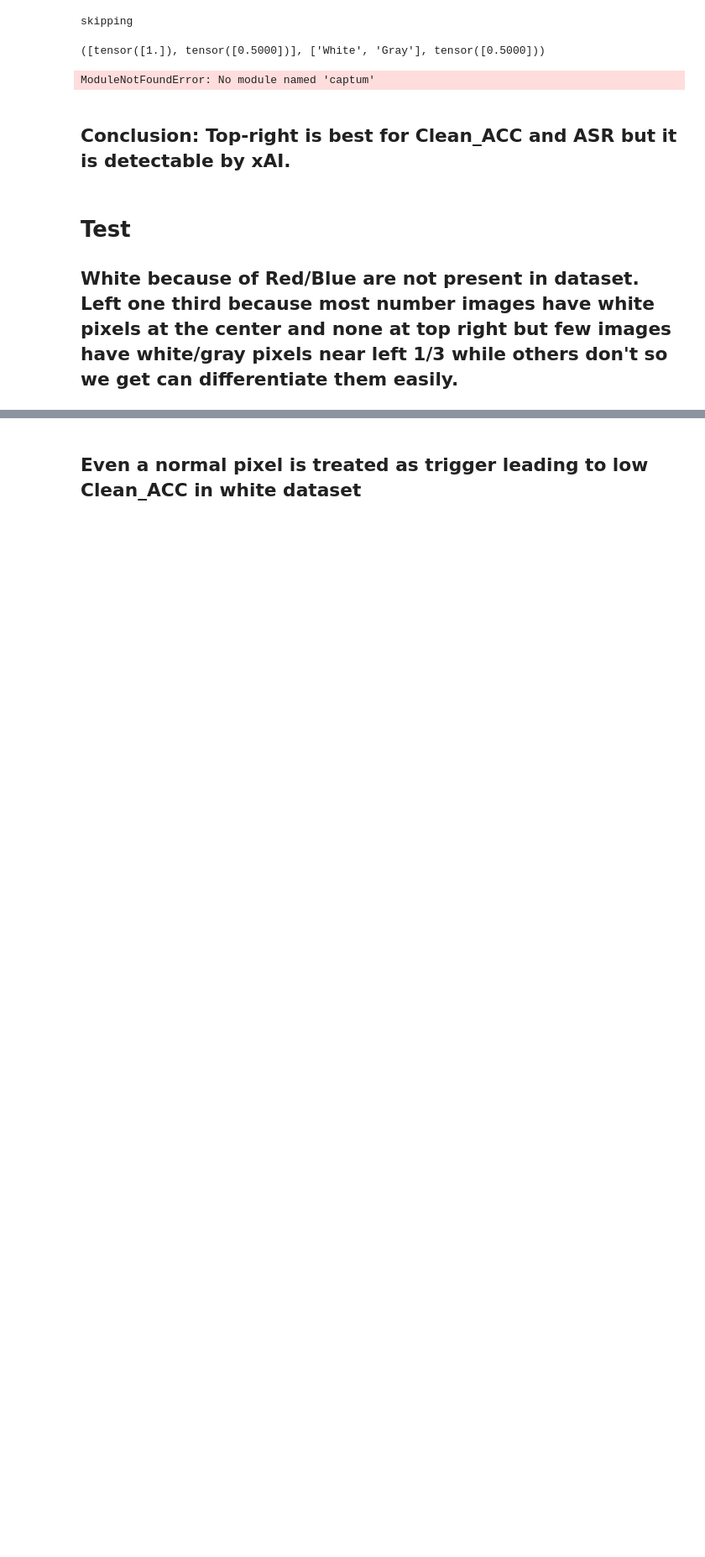
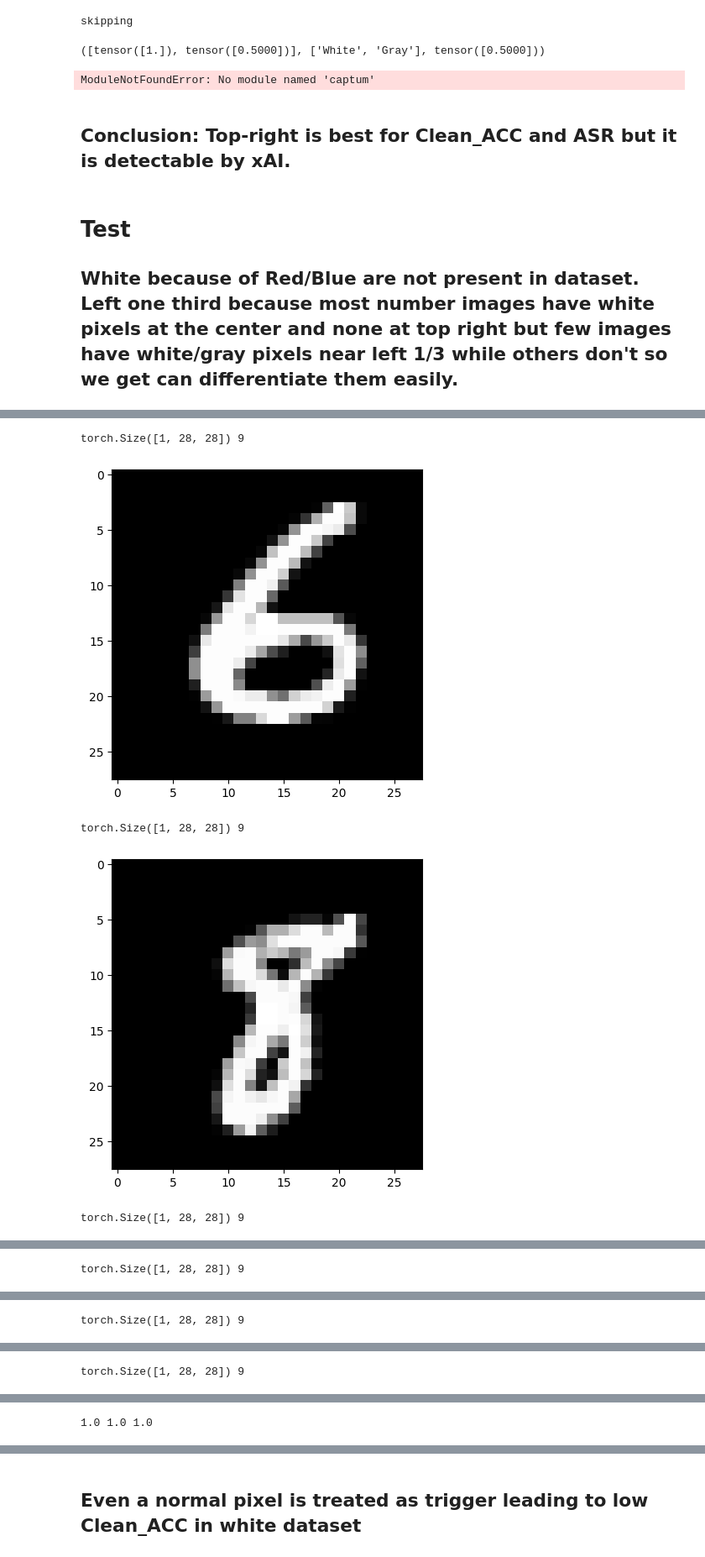
Before and after one commit to nishant-ingle/backdoors, a Jupyter notebook: pixel-conv2d-location.ipynb, the cells around one changed output, grey strips where cells are left out. Shown at 84% size. Cells and saved outputs as stored; diff of their text form; code cells hidden in the pictures; blank space fills up the shorter version.

Commit message:
Kaggle Notebook | pixel conv2d location | Version 18

```diff
--- a/pixel-conv2d-location.ipynb
+++ b/pixel-conv2d-location.ipynb
@@ -577,7 +577,7 @@ for _ in range(repeatition_count):
 
             if not os.path.exists(file_name):
             # if 2 == 2:
-                net.apply()
+                net.apply(reset_weights)
                 train_dataset.trigger_probability = 0.01
                 test_dataset.trigger_probability = 0.01
 
@@ -1477,7 +1495,7 @@ def rank_images_by_whiteness(
 H, W =  test_filtered[0][0].shape[1], test_filtered[0][0].shape[2] # MNIST standard dimensions
 target_location = test_filtered.location  # As requested
 print(target_location)
-print(test_dataset.color)
+print(test_filtered.color)
 
 # Get the specific border coordinates for this location
 border_coords = get_mnist_border_coords(H, W, target_location)
@@ -1518,15 +1536,15 @@ white_labels     = [t[3] for t in top_selection]
 white_dataset = DummyDataset(
     white_images,
     white_labels,
-    color=test_dataset.color,
-    location=test_dataset.location
+    color=test_filtered.color,
+    location=test_filtered.location
 )
 
 non_white_dataset = DummyDataset(
     non_white_images,
     non_white_labels,
-    color=test_dataset.color,
-    location=test_dataset.location
+    color=test_filtered.color,
+    location=test_filtered.location
 )
 
 print(f"White Dataset (High Intensity): {len(white_dataset)}")
@@ -1536,6 +1563,12 @@ test_filtered.location, test_filtered.color
 # %%
-white_dataset.trigger_probability, non_white_dataset.trigger_probability, test_dataset.trigger_probability = (1.0,) * 3
+white_dataset.trigger_probability, non_white_dataset.trigger_probability, test_filtered.trigger_probability = (1.0,) * 3
 show_n_images(white_dataset, n = 3)
 show_n_images(non_white_dataset, n = 3)
-print(white_dataset.trigger_probability, non_white_dataset.trigger_probability, test_dataset.trigger_probability)
-white_dataset.trigger_probability, non_white_dataset.trigger_probability, test_dataset.trigger_probability = (0.0,) * 3
+print(white_dataset.trigger_probability, non_white_dataset.trigger_probability, test_filtered.trigger_probability)
+white_dataset.trigger_probability, non_white_dataset.trigger_probability, test_filtered.trigger_probability = (0.0,) * 3
+# %% [output]
+torch.Size([1, 28, 28]) 9
+[figure, added]
+torch.Size([1, 28, 28]) 9
+[figure, added]
+torch.Size([1, 28, 28]) 9
@@ -1541,0 +1576 @@ white_dataset.trigger_probability, non_white_dataset.trigger_probability, test_d
+torch.Size([1, 28, 28]) 9
@@ -1541,0 +1578 @@ white_dataset.trigger_probability, non_white_dataset.trigger_probability, test_d
+torch.Size([1, 28, 28]) 9
@@ -1541,0 +1580 @@ white_dataset.trigger_probability, non_white_dataset.trigger_probability, test_d
+torch.Size([1, 28, 28]) 9
@@ -1542,3 +1582,4 @@ white_dataset.trigger_probability, non_white_dataset.trigger_probability, test_d
+1.0 1.0 1.0
 # %%
 from __future__ import annotations
 
```
Also changed, not shown: parts of 16 cells of this notebook.
